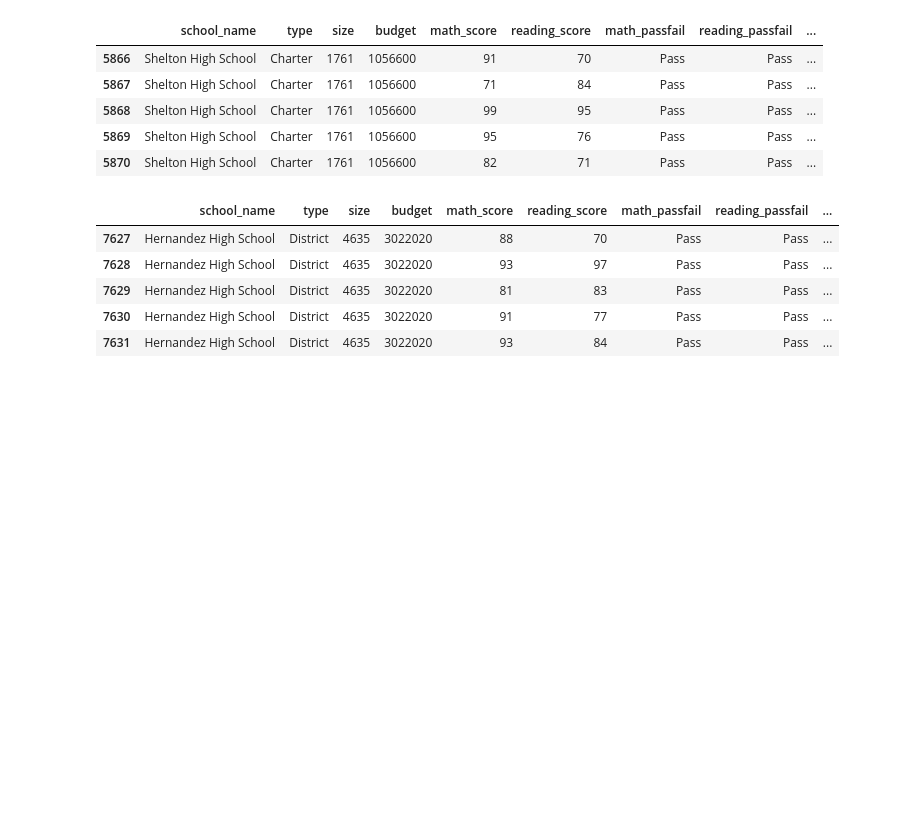
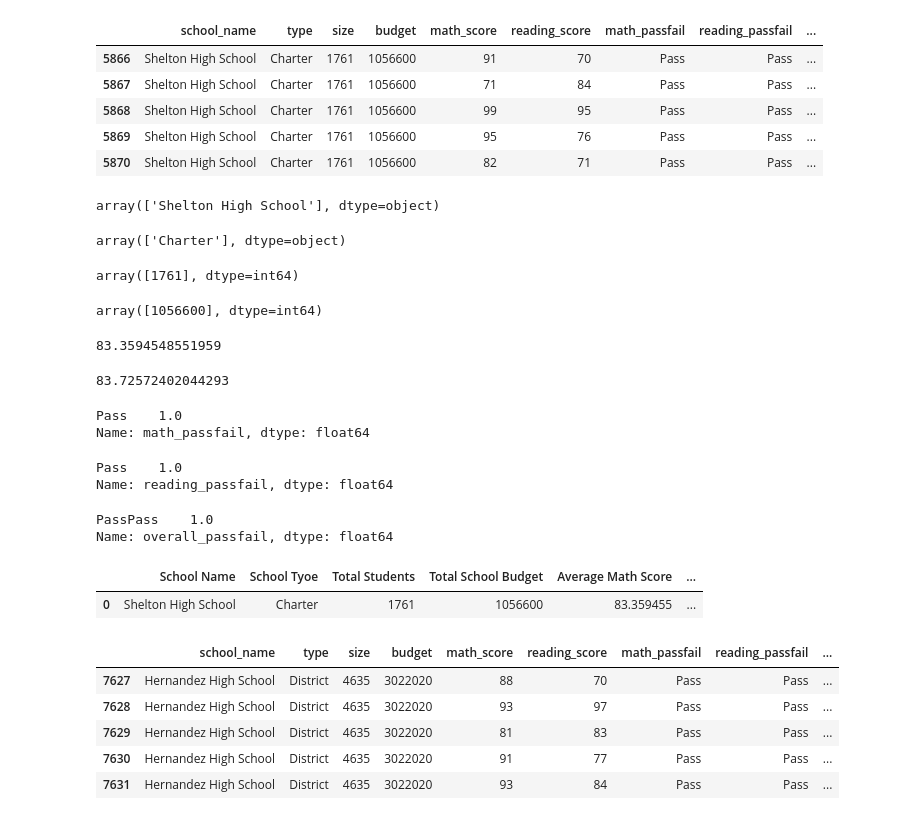
Before and after one commit to HopeNeely/PyCity-Schools-Analysis, a Jupyter notebook: PyCitySchools/PyCitySchools.ipynb, the cells around one changed output. Drawn from its saved outputs; the diff is of its cells as text; code cells hidden in the pictures; blank space fills up the shorter version.

```diff
--- a/PyCitySchools/PyCitySchools.ipynb
+++ b/PyCitySchools/PyCitySchools.ipynb
@@ -223,6 +361,74 @@ shelton_df.head()
 | 5868 | Shelton High School | Charter | 1761 | 1056600 | 99 | 95 | Pass | Pass | ... |
 | 5869 | Shelton High School | Charter | 1761 | 1056600 | 95 | 76 | Pass | Pass | ... |
 | 5870 | Shelton High School | Charter | 1761 | 1056600 | 82 | 71 | Pass | Pass | ... |
+# %%
+# Gather data from huang_df for the Huang High School Summary Table
+shelton_name = shelton_df["school_name"].unique()
+shelton_name
+# %% [output]
+array(['Shelton High School'], dtype=object)
+# %%
+shelton_type = shelton_df["type"].unique()
+shelton_type
+# %% [output]
+array(['Charter'], dtype=object)
+# %%
+shelton_size = shelton_df["size"].unique()
+shelton_size
+# %% [output]
+array([1761], dtype=int64)
+# %%
+shelton_budget = shelton_df["budget"].unique()
+shelton_budget
+# %% [output]
+array([1056600], dtype=int64)
+# %%
+average_math_shelton = shelton_df["math_score"].mean()
+average_math_shelton
+# %% [output]
+83.3594548551959
+# %%
+average_reading_shelton = shelton_df["reading_score"].mean()
+average_reading_shelton
+# %% [output]
+83.72572402044293
+# %%
+# Find percent of Huang students with passing math scores
+math_pass_shelton = shelton_df['math_passfail'].value_counts('Pass')
+math_pass_shelton
+# %% [output]
+Pass    1.0
+Name: math_passfail, dtype: float64
+# %%
+# Find percent of Huang students with passing reading scores
+reading_pass_shelton = shelton_df['reading_passfail'].value_counts('Pass')
+reading_pass_shelton
+# %% [output]
+Pass    1.0
+Name: reading_passfail, dtype: float64
+# %%
+overall_pass_shelton = shelton_df['overall_passfail'].value_counts('PassPass')
+overall_pass_shelton
+# %% [output]
+PassPass    1.0
+Name: overall_passfail, dtype: float64
+# %%
+# Print table with Huang Summary information:
+shelton_summary_df = pd.DataFrame(
+    {"School Name": shelton_name,
+     "School Tyoe": shelton_type,
+     "Total Students": shelton_size,
+     "Total School Budget": shelton_budget,
+     "Average Math Score": [average_math_shelton],
+     "Average Reading Score": [average_reading_shelton],
+     "% Passing Math": [math_pass_shelton],
+     "% Passing Reading": [reading_pass_shelton],
+     "% Overall Passing": [overall_pass_shelton]
+                       })
+shelton_summary_df
+# %% [output]
+|  | School Name | School Tyoe | Total Students | Total School Budget | Average Math Score | ... |
+| 0 | Shelton High School | Charter | 1761 | 1056600 | 83.359455 | ... |
 # %%
 hernandez_df = merge_df.loc[merge_df["school_name"] == "Hernandez High School", ["school_name", "type", "size", "budget", "math_score", "reading_score", "math_passfail", "reading_passfail", "overall_passfail", "Per_Student_Budget"]]
 hernandez_df.head()
```
Also changed, not shown: parts of 131 cells of this notebook.
